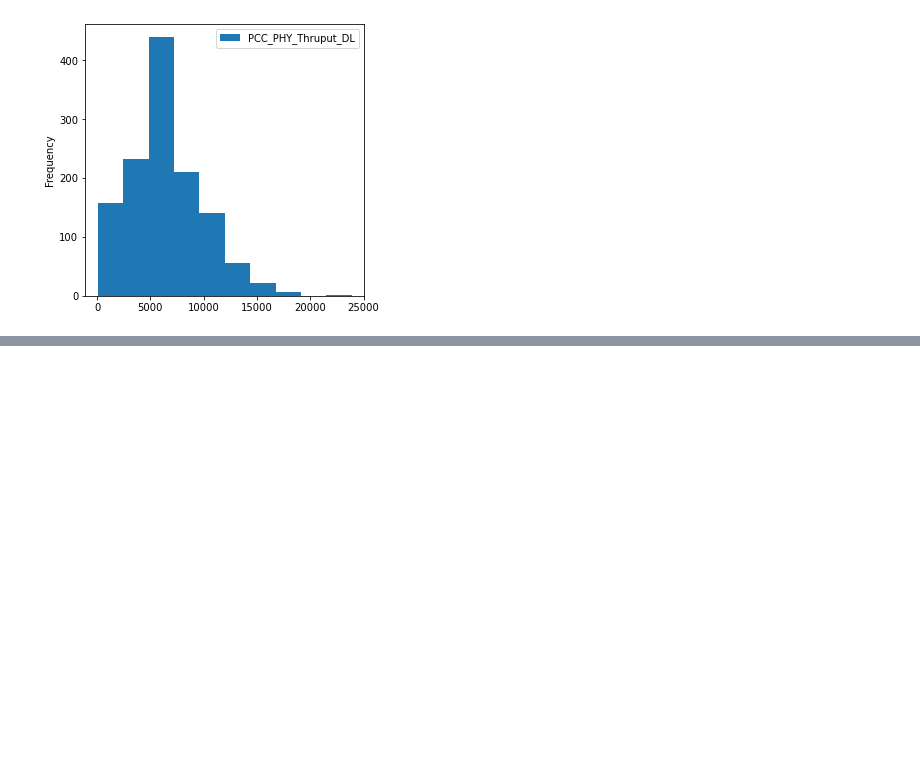
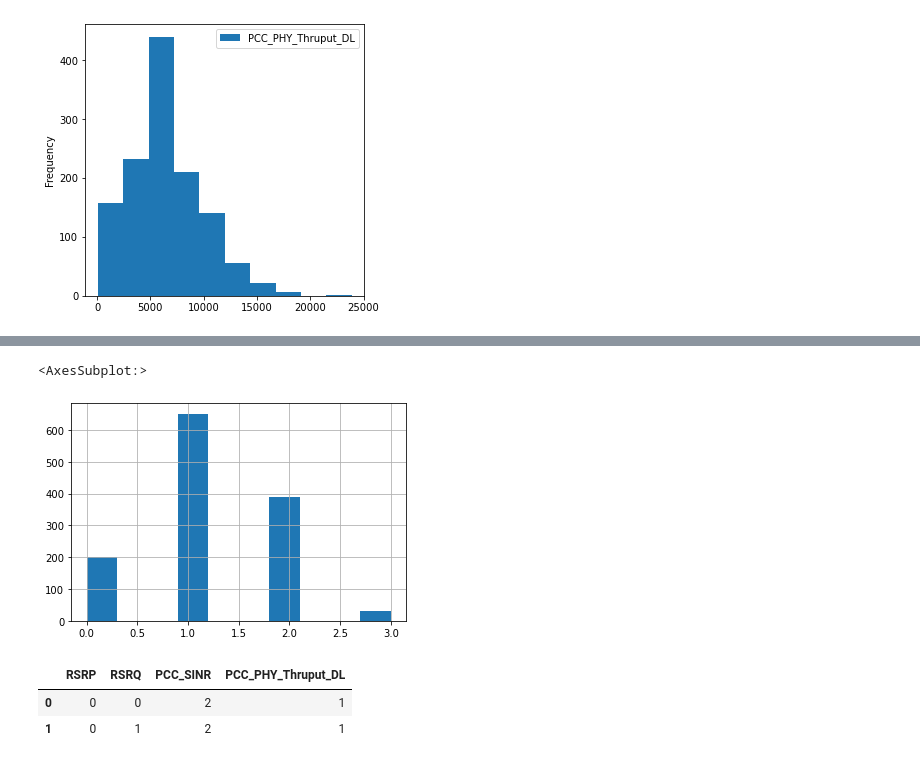
Before and after one commit to SRJaffry/Bayesian_Networks, a Jupyter notebook: Create_Prob_Matrix.ipynb, the cells around one changed output, grey strips where cells are left out. Cells and saved outputs as stored; diff of their text form; code cells hidden in the pictures; blank space fills up the shorter version.

```diff
--- a/Create_Prob_Matrix.ipynb
+++ b/Create_Prob_Matrix.ipynb
@@ -100,0 +152,32 @@ df['RSRP_binned'].value_counts()
+# %%
+df = dfx.copy()
+df.drop(columns=['RSSI'], inplace = True)
+
+# 0: Excellent, 1: Good, 2: Mid-cell, 3: Cell Edge
+df['RSRP'] = np.where(df['RSRP'] >= -80, 0, df['RSRP'])
+df['RSRP'] = np.where((df['RSRP'] < -80) & (df['RSRP'] >= -90), 1, df['RSRP'])
+df['RSRP'] = np.where((df['RSRP'] < -90) & (df['RSRP'] >= -100), 2, df['RSRP'])
+df['RSRP'] = np.where(df['RSRP'] <= -100 , 3, df['RSRP'])
+
+df['RSRQ'] = np.where(df['RSRQ'] >= -10, 0, df['RSRQ'])
+df['RSRQ'] = np.where((df['RSRQ'] < -10) & (df['RSRQ'] >= -15), 1, df['RSRQ'])
+df['RSRQ'] = np.where((df['RSRQ'] < -15) & (df['RSRQ'] >= -20), 2, df['RSRQ'])
+df['RSRQ'] = np.where(df['RSRQ'] < -20 , 3, df['RSRQ'])
+
+df['PCC_SINR'] = np.where(df['PCC_SINR'] >= 20, 0, df['PCC_SINR'])
+df['PCC_SINR'] = np.where((df['PCC_SINR'] < 20) & (df['PCC_SINR'] > 13), 1, df['PCC_SINR'])
+df['PCC_SINR'] = np.where((df['PCC_SINR'] > 0) & (df['PCC_SINR'] <= 13), 2, df['PCC_SINR'])
+df['PCC_SINR'] = np.where(df['PCC_SINR'] < 0 , 3, df['PCC_SINR'])
+
+df['PCC_PHY_Thruput_DL'] = np.where(df['PCC_PHY_Thruput_DL'] < 300 , 3, df['PCC_PHY_Thruput_DL'])
+df['PCC_PHY_Thruput_DL'] = np.where((df['PCC_PHY_Thruput_DL'] < 5000) & (df['PCC_PHY_Thruput_DL'] >= 300), 2, df['PCC_PHY_Thruput_DL'])
+df['PCC_PHY_Thruput_DL'] = np.where((df['PCC_PHY_Thruput_DL'] < 10000) & (df['PCC_PHY_Thruput_DL'] > 5000), 1, df['PCC_PHY_Thruput_DL'])
+df['PCC_PHY_Thruput_DL'] = np.where(df['PCC_PHY_Thruput_DL'] >= 10000, 0, df['PCC_PHY_Thruput_DL'])
+
+df['PCC_PHY_Thruput_DL'] = df['PCC_PHY_Thruput_DL'].astype(int)
+df['RSRP'] = df['RSRP'].astype(int)
+df['RSRQ'] = df['RSRQ'].astype(int)
+df['PCC_SINR'] = df['PCC_SINR'].astype(int)
+
+df.drop(columns='N_RBs', inplace = True)
+df
@@ -100,0 +198,11 @@ df['RSRP_binned'].value_counts()
+# %%
+df.PCC_PHY_Thruput_DL.hist()
+# %% [output]
+<AxesSubplot:>
+[figure, added]
+# %%
+df.head(2)
+# %% [output]
+|  | RSRP | RSRQ | PCC_SINR | PCC_PHY_Thruput_DL |
+| 0 | 0 | 0 | 2 | 1 |
+| 1 | 0 | 1 | 2 | 1 |
```
Also changed, not shown: parts of 14 cells of this notebook, 1 other file.
